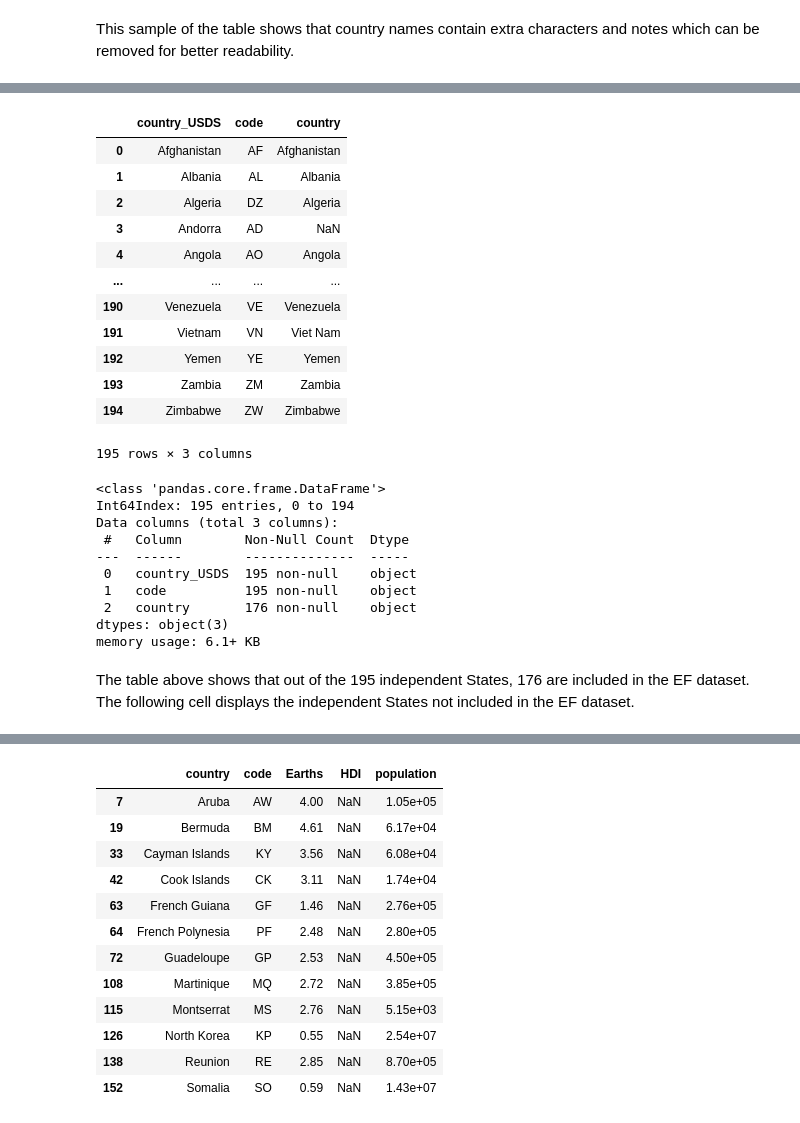
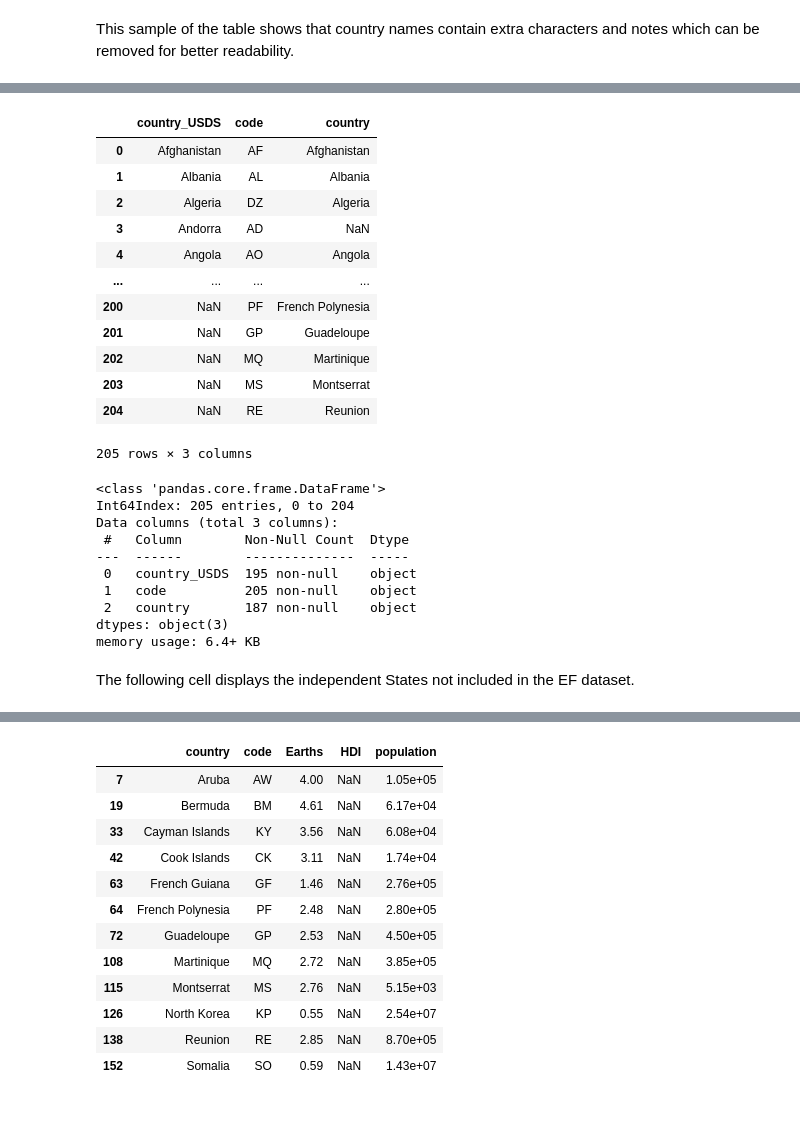
Before and after one commit to patrickwfitzgerald/portfolio, a Jupyter notebook: ecological-footprint-countries/Ecological Footprint and Human Development Index.ipynb, the cells around one changed output, grey strips where cells are left out. Saved outputs shown, nothing was run; the diff lists cells and outputs as text; code cells hidden in the pictures.

```diff
--- a/ecological-footprint-countries/Ecological Footprint and Human Development Index.ipynb
+++ b/ecological-footprint-countries/Ecological Footprint and Human Development Index.ipynb
@@ -409,38 +437,38 @@ df_countries_USDS[30:60]
 | 57 | Eswatini | SZ |
 | 58 | Ethiopia | ET |
 | 59 | Fiji | FJ |
-# %%
-# merge on list of independent States (left)
-df_ef2016_countries_independent = pd.merge(df_countries_USDS, df_ef2016_pivot.drop(columns=['Earths', 'HDI', 'population'], axis=1), how='left', on='code')
-df_ef2016_countries_independent.columns = ['country_USDS', 'code', 'country']
-df_ef2016_countries_independent
-# %% [output]
-|  | country_USDS | code | country |
-| 0 | Afghanistan | AF | Afghanistan |
-| 1 | Albania | AL | Albania |
-| 2 | Algeria | DZ | Algeria |
-| 3 | Andorra | AD | NaN |
-| 4 | Angola | AO | Angola |
-| ... | ... | ... | ... |
-| 190 | Venezuela | VE | Venezuela |
-| 191 | Vietnam | VN | Viet Nam |
-| 192 | Yemen | YE | Yemen |
-| 193 | Zambia | ZM | Zambia |
-| 194 | Zimbabwe | ZW | Zimbabwe |
-195 rows × 3 columns
-# %%
-df_ef2016_countries_independent.info()
-# %% [output]
-<class 'pandas.core.frame.DataFrame'>
-Int64Index: 195 entries, 0 to 194
-Data columns (total 3 columns):
- #   Column        Non-Null Count  Dtype
----  ------        --------------  -----
- 0   country_USDS  195 non-null    object
- 1   code          195 non-null    object
- 2   country       176 non-null    object
-dtypes: object(3)
-memory usage: 6.1+ KB
+# %%
+# Merge list of independent States with list of countries in EF dataset for comparison
+df_ef2016_merge_outer = pd.merge(df_USDS, df_ef2016_pivot[['country', 'code']], how='outer', on='code')
+df_ef2016_merge_outer
+# %% [output]
+|  | country_USDS | code | country |
+| 0 | Afghanistan | AF | Afghanistan |
+| 1 | Albania | AL | Albania |
+| 2 | Algeria | DZ | Algeria |
+| 3 | Andorra | AD | NaN |
+| 4 | Angola | AO | Angola |
+| ... | ... | ... | ... |
+| 200 | NaN | PF | French Polynesia |
+| 201 | NaN | GP | Guadeloupe |
+| 202 | NaN | MQ | Martinique |
+| 203 | NaN | MS | Montserrat |
+| 204 | NaN | RE | Reunion |
+205 rows × 3 columns
+# %%
+# Check that merge is successful
+df_ef2016_merge_outer.info()
+# %% [output]
+<class 'pandas.core.frame.DataFrame'>
+Int64Index: 205 entries, 0 to 204
+Data columns (total 3 columns):
+ #   Column        Non-Null Count  Dtype
+---  ------        --------------  -----
+ 0   country_USDS  195 non-null    object
+ 1   code          205 non-null    object
+ 2   country       187 non-null    object
+dtypes: object(3)
+memory usage: 6.4+ KB
 # %% [markdown]
-The table above shows that out of the 195 independent States, 176 are included in the EF dataset. The following cell displays the independent States not included in the EF dataset.
+The following cell displays the independent States not included in the EF dataset.
 # %%
```
Also changed, not shown: parts of 52 cells of this notebook, 9 other files.
